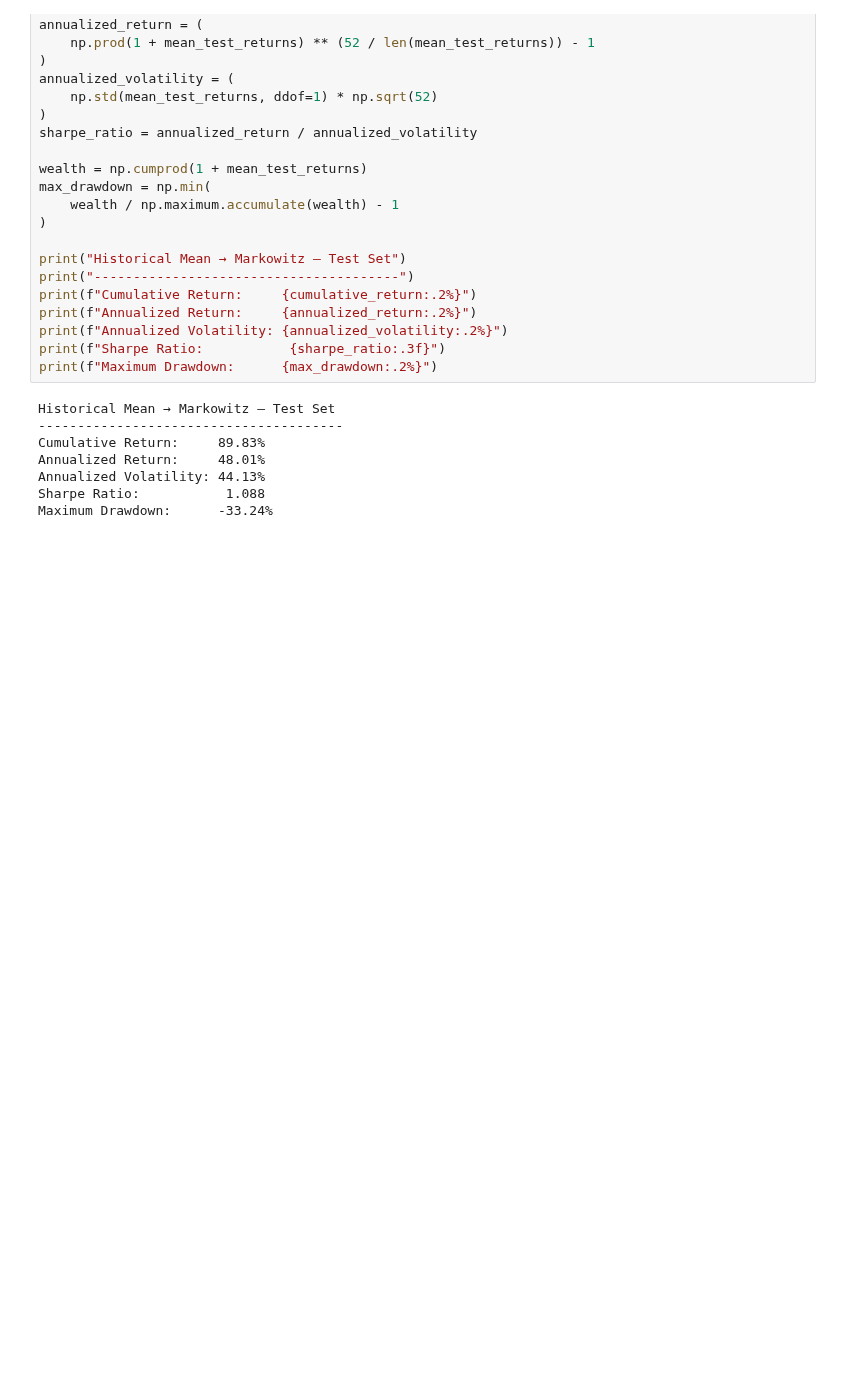
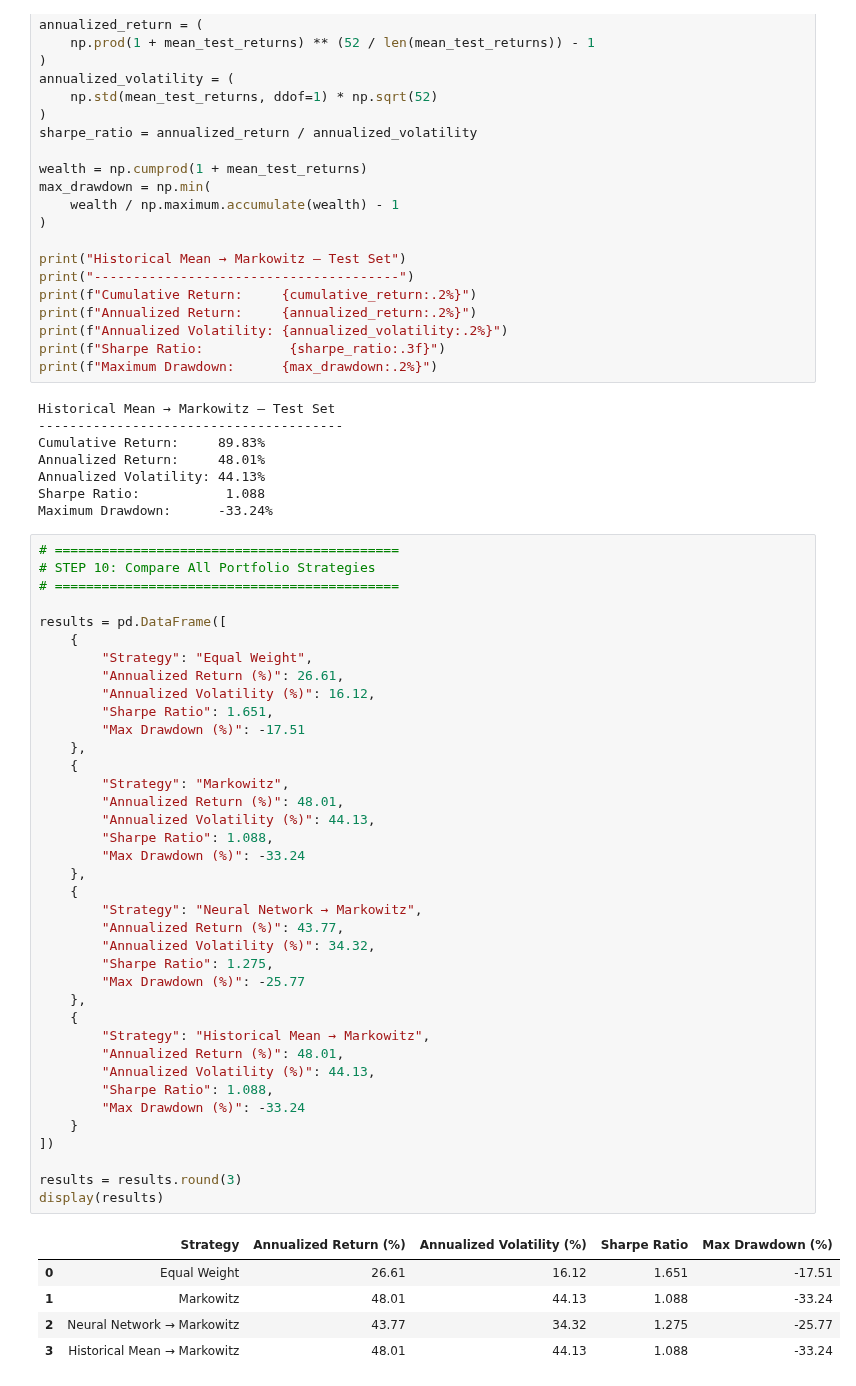
Before and after one commit to Ulaganathan-K-B/AI_In_Finance, a Jupyter notebook: notebooks/01_data.ipynb, the cells around one changed output. Cells and saved outputs as stored; diff of their text form; blank space fills up the shorter version.

Commit message:
Comparison Table

```diff
--- a/notebooks/01_data.ipynb
+++ b/notebooks/01_data.ipynb
@@ -917,3 +917,47 @@ Annualized Return:     48.01%
 Annualized Volatility: 44.13%
 Sharpe Ratio:           1.088
 Maximum Drawdown:      -33.24%
+# %%
+# ============================================
+# STEP 10: Compare All Portfolio Strategies
+# ============================================
+
+results = pd.DataFrame([
+    {
+        "Strategy": "Equal Weight",
+        "Annualized Return (%)": 26.61,
+        "Annualized Volatility (%)": 16.12,
+        "Sharpe Ratio": 1.651,
+        "Max Drawdown (%)": -17.51
+    },
+    {
+        "Strategy": "Markowitz",
+        "Annualized Return (%)": 48.01,
+        "Annualized Volatility (%)": 44.13,
+        "Sharpe Ratio": 1.088,
+        "Max Drawdown (%)": -33.24
+    },
+    {
+        "Strategy": "Neural Network → Markowitz",
+        "Annualized Return (%)": 43.77,
+        "Annualized Volatility (%)": 34.32,
+        "Sharpe Ratio": 1.275,
+        "Max Drawdown (%)": -25.77
+    },
+    {
+        "Strategy": "Historical Mean → Markowitz",
+        "Annualized Return (%)": 48.01,
+        "Annualized Volatility (%)": 44.13,
+        "Sharpe Ratio": 1.088,
+        "Max Drawdown (%)": -33.24
+    }
+])
+
+results = results.round(3)
+display(results)
+# %% [output]
+|  | Strategy | Annualized Return (%) | Annualized Volatility (%) | Sharpe Ratio | Max Drawdown (%) |
+| 0 | Equal Weight | 26.61 | 16.12 | 1.651 | -17.51 |
+| 1 | Markowitz | 48.01 | 44.13 | 1.088 | -33.24 |
+| 2 | Neural Network → Markowitz | 43.77 | 34.32 | 1.275 | -25.77 |
+| 3 | Historical Mean → Markowitz | 48.01 | 44.13 | 1.088 | -33.24 |
```
